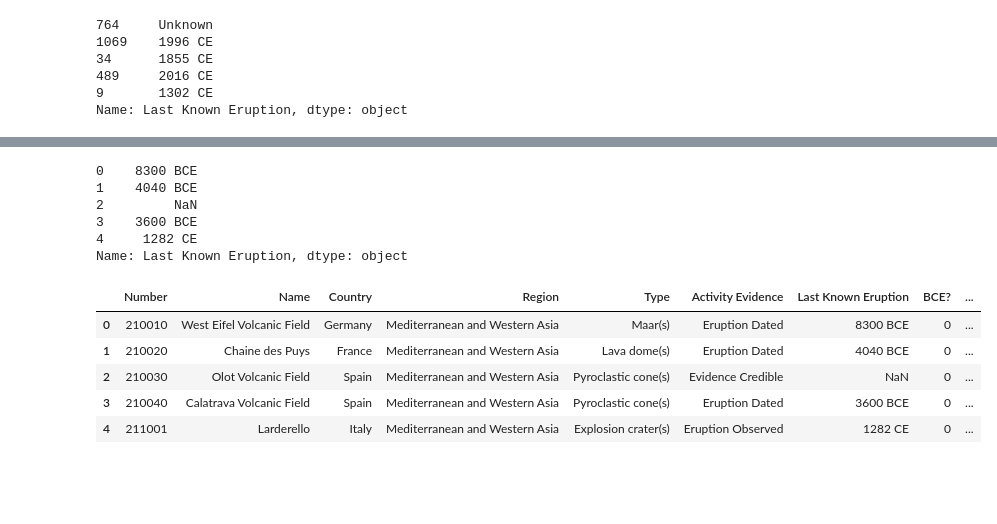
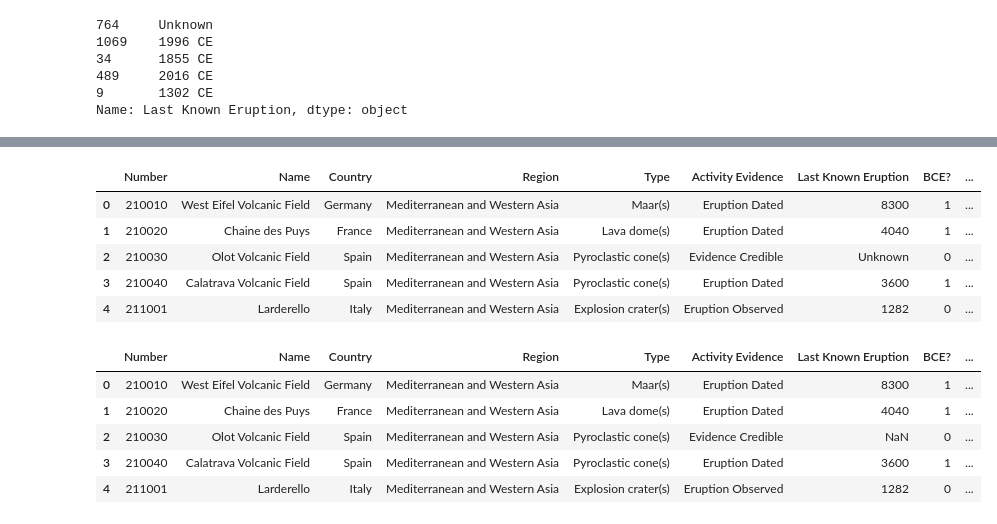
Before and after one commit to ijessicachen/introdatascience, a Jupyter notebook: 2-Working-With-Data/08-data-preparation/datacleaning-parsingdates.ipynb, the cells around one changed output, grey strips where cells are left out. Saved outputs shown, nothing was run; the diff lists cells and outputs as text; code cells hidden in the pictures; blank space fills up the shorter version.

```diff
--- a/2-Working-With-Data/08-data-preparation/datacleaning-parsingdates.ipynb
+++ b/2-Working-With-Data/08-data-preparation/datacleaning-parsingdates.ipynb
@@ -286,29 +301,34 @@ strftime() does not have a way to deal with BCE dates
+# %%
+# tick 1 in column if is BCE
+# delete BCE and CE from the dates
+
+volcanos['Last Known Eruption'].iloc[0] # access the value
+len(volcanos['Last Known Eruption'].index) # # of rows
+type(volcanos['Last Known Eruption'].iloc[0]) # yes type is string
+
+for i in range(0, len(volcanos['Last Known Eruption'].index)): # for all values in that column
+    if (" BCE" in volcanos['Last Known Eruption'].iloc[i]): # if 'BCE' is in the value
+        volcanos.loc[i, 'Last Known Eruption'] = volcanos['Last Known Eruption'].iloc[i].replace(' BCE', '') # remove ' BCE'
+        volcanos.loc[i, 'BCE?'] = 1 # change corresponding value in 'BCE?' to 1
+    volcanos.loc[i, 'Last Known Eruption'] = volcanos['Last Known Eruption'].iloc[i].replace(' CE', '') # remove ' CE'
+
+volcanos.tail(20) # check (make sure I reach the last 'BCE's)
+volcanos.head() # check (more 'BCE's at the beginning so it's easier)
+# %% [output]
+|  | Number | Name | Country | Region | Type | Activity Evidence | Last Known Eruption | BCE? | ... |
+| 0 | 210010 | West Eifel Volcanic Field | Germany | Mediterranean and Western Asia | Maar(s) | Eruption Dated | 8300 | 1 | ... |
+| 1 | 210020 | Chaine des Puys | France | Mediterranean and Western Asia | Lava dome(s) | Eruption Dated | 4040 | 1 | ... |
+| 2 | 210030 | Olot Volcanic Field | Spain | Mediterranean and Western Asia | Pyroclastic cone(s) | Evidence Credible | Unknown | 0 | ... |
+| 3 | 210040 | Calatrava Volcanic Field | Spain | Mediterranean and Western Asia | Pyroclastic cone(s) | Eruption Dated | 3600 | 1 | ... |
+| 4 | 211001 | Larderello | Italy | Mediterranean and Western Asia | Explosion crater(s) | Eruption Observed | 1282 | 0 | ... |
 # %%
 # Unknown --> NaN
 volcanos['Last Known Eruption'] = volcanos['Last Known Eruption'].replace('Unknown', np.nan)
-volcanos['Last Known Eruption'].head()
+volcanos.head()
 # %% [output]
-0    8300 BCE
-1    4040 BCE
-2         NaN
-3    3600 BCE
-4     1282 CE
-Name: Last Known Eruption, dtype: object
+|  | Number | Name | Country | Region | Type | Activity Evidence | Last Known Eruption | BCE? | ... |
+| 0 | 210010 | West Eifel Volcanic Field | Germany | Mediterranean and Western Asia | Maar(s) | Eruption Dated | 8300 | 1 | ... |
+| 1 | 210020 | Chaine des Puys | France | Mediterranean and Western Asia | Lava dome(s) | Eruption Dated | 4040 | 1 | ... |
+| 2 | 210030 | Olot Volcanic Field | Spain | Mediterranean and Western Asia | Pyroclastic cone(s) | Evidence Credible | NaN | 0 | ... |
+| 3 | 210040 | Calatrava Volcanic Field | Spain | Mediterranean and Western Asia | Pyroclastic cone(s) | Eruption Dated | 3600 | 1 | ... |
+| 4 | 211001 | Larderello | Italy | Mediterranean and Western Asia | Explosion crater(s) | Eruption Observed | 1282 | 0 | ... |
-# %%
-# Deal with BCE and CE
-volcanos['Last Known Eruption'].sample(5)
-
-# add column to indicate if BCE
-volcanos.insert(7, 'BCE?', 0)
-volcanos.head()
-
-# tick 1 in column if is BCE
-
-# delete BCE and CE from all dates
-# %% [output]
-|  | Number | Name | Country | Region | Type | Activity Evidence | Last Known Eruption | BCE? | ... |
-| 0 | 210010 | West Eifel Volcanic Field | Germany | Mediterranean and Western Asia | Maar(s) | Eruption Dated | 8300 BCE | 0 | ... |
-| 1 | 210020 | Chaine des Puys | France | Mediterranean and Western Asia | Lava dome(s) | Eruption Dated | 4040 BCE | 0 | ... |
-| 2 | 210030 | Olot Volcanic Field | Spain | Mediterranean and Western Asia | Pyroclastic cone(s) | Evidence Credible | NaN | 0 | ... |
-| 3 | 210040 | Calatrava Volcanic Field | Spain | Mediterranean and Western Asia | Pyroclastic cone(s) | Eruption Dated | 3600 BCE | 0 | ... |
-| 4 | 211001 | Larderello | Italy | Mediterranean and Western Asia | Explosion crater(s) | Eruption Observed | 1282 CE | 0 | ... |
```
Also changed, not shown: parts of 5 cells of this notebook.
